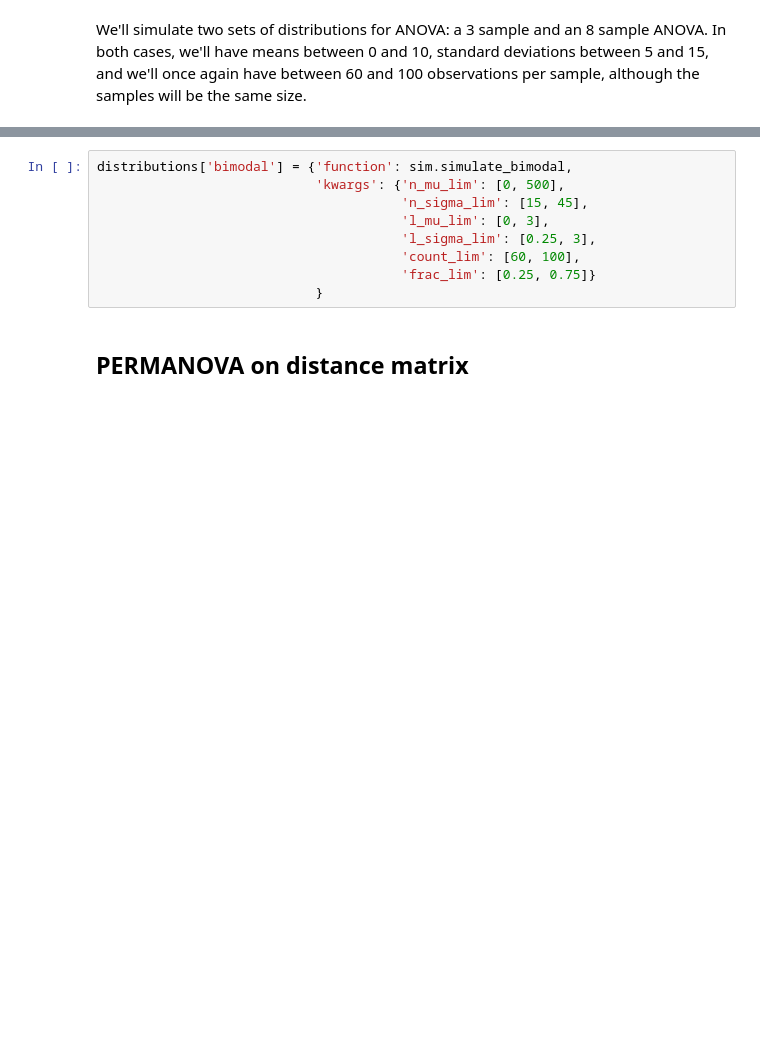
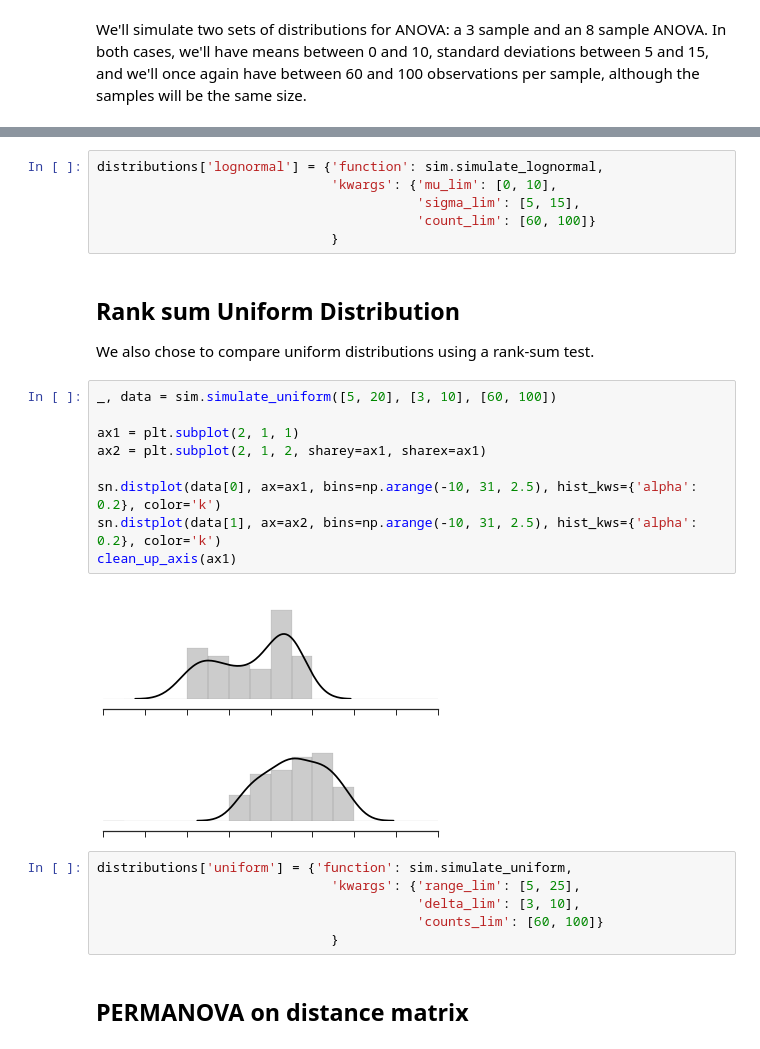
Before and after one commit to JWDebelius/monte_carlo_power, a Jupyter notebook: ipynb/1-Build Simulations.ipynb, the cells around one changed output, grey strips where cells are left out. Saved outputs shown, nothing was run; the diff lists cells and outputs as text; blank space fills up the shorter version.

```diff
--- a/ipynb/1-Build Simulations.ipynb
+++ b/ipynb/1-Build Simulations.ipynb
@@ -195,12 +200,30 @@ clean_up_axis(ax2)
-# %%
-distributions['bimodal'] = {'function': sim.simulate_bimodal,
-                            'kwargs': {'n_mu_lim': [0, 500],
-                                       'n_sigma_lim': [15, 45],
-                                       'l_mu_lim': [0, 3],
-                                       'l_sigma_lim': [0.25, 3],
-                                       'count_lim': [60, 100],
-                                       'frac_lim': [0.25, 0.75]}
-                            }
+# %%
+distributions['lognormal'] = {'function': sim.simulate_lognormal,
+                              'kwargs': {'mu_lim': [0, 10],
+                                         'sigma_lim': [5, 15],
+                                         'count_lim': [60, 100]}
+                              }
+# %% [markdown]
+## Rank sum Uniform Distribution
+
+We also chose to compare uniform distributions using a rank-sum test.
+# %%
+_, data = sim.simulate_uniform([5, 20], [3, 10], [60, 100])
+
+ax1 = plt.subplot(2, 1, 1)
+ax2 = plt.subplot(2, 1, 2, sharey=ax1, sharex=ax1)
+
+sn.distplot(data[0], ax=ax1, bins=np.arange(-10, 31, 2.5), hist_kws={'alpha': 0.2}, color='k')
+sn.distplot(data[1], ax=ax2, bins=np.arange(-10, 31, 2.5), hist_kws={'alpha': 0.2}, color='k')
+clean_up_axis(ax1)
+# %% [output]
+[figure, added]
+# %%
+distributions['uniform'] = {'function': sim.simulate_uniform,
+                              'kwargs': {'range_lim': [5, 25],
+                                         'delta_lim': [3, 10],
+                                         'counts_lim': [60, 100]}
+                              }
 # %% [markdown]
 ## PERMANOVA on distance matrix
 # %% [markdown]
```
Also changed, not shown: parts of 25 cells of this notebook.
